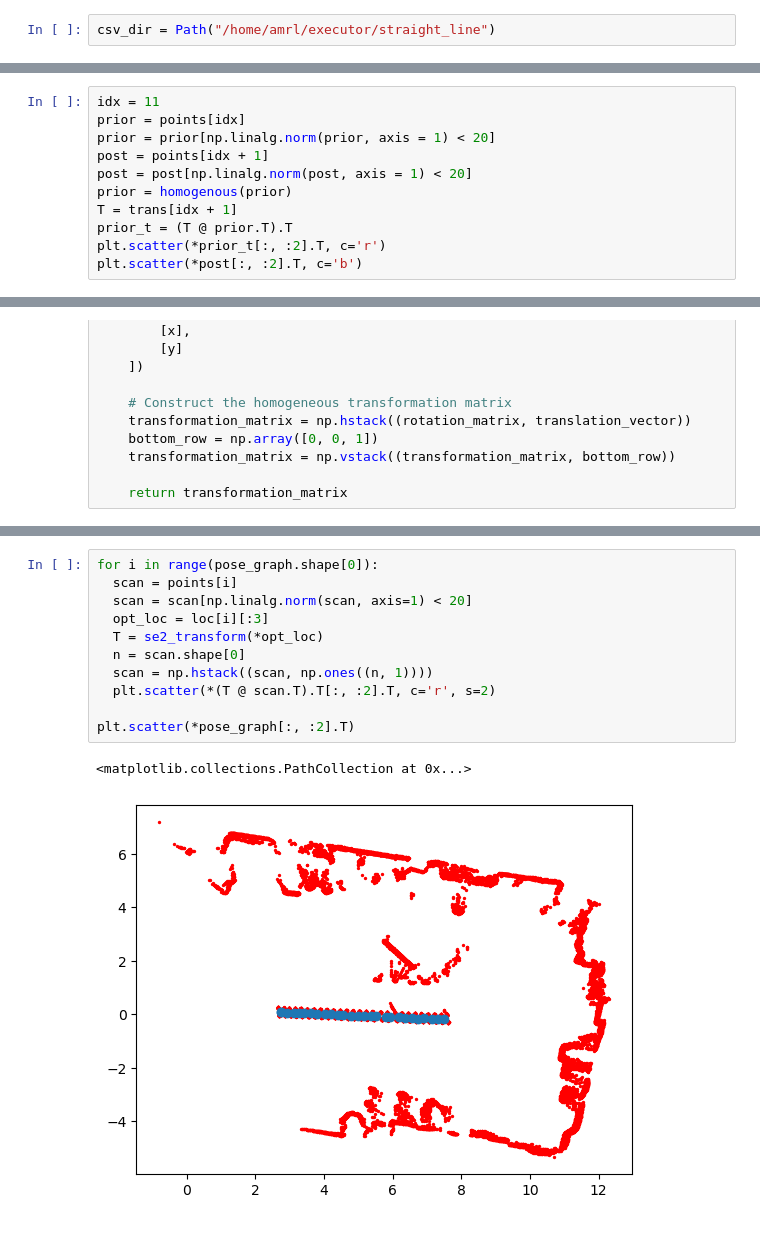
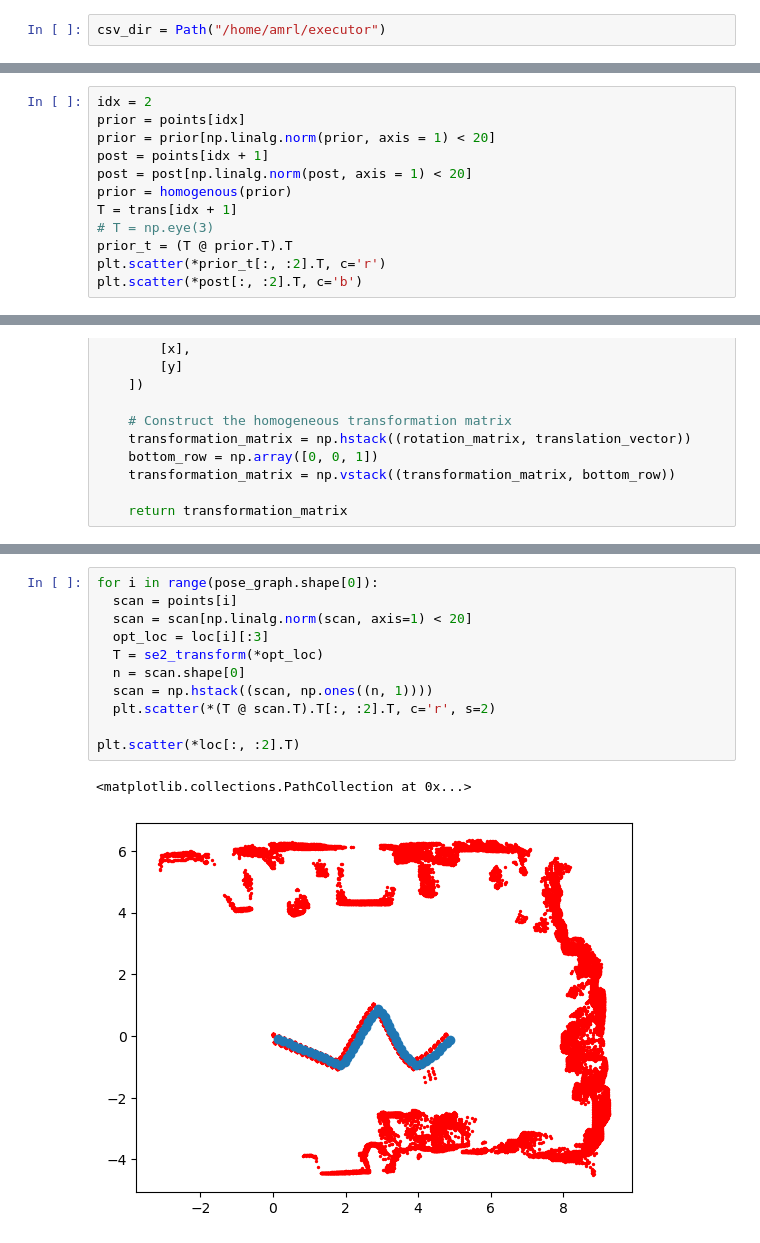
Before and after one commit to ShravanRavi2002/executor, a Jupyter notebook: trajectory.ipynb, the cells around one changed output, grey strips where cells are left out. Cells and saved outputs as stored; diff of their text form.

```diff
--- a/trajectory.ipynb
+++ b/trajectory.ipynb
@@ -6,7 +6,7 @@ import numpy as np
 import matplotlib.pyplot as plt
 from pathlib import Path
 # %%
-csv_dir = Path("/home/amrl/executor/straight_line")
+csv_dir = Path("/home/amrl/executor")
 # %%
 scans = pd.read_csv(csv_dir / 'scan.csv', header=None, delimiter=' ').iloc[:, :-1]
 def convert_to_xy(point_str):
@@ -30,13 +30,14 @@ def homogenous(scan):
     ones_column = np.ones((n, 1))
     return np.hstack((scan, zeros_column, ones_column))
 # %%
-idx = 11
+idx = 2
 prior = points[idx]
 prior = prior[np.linalg.norm(prior, axis = 1) < 20]
 post = points[idx + 1]
 post = post[np.linalg.norm(post, axis = 1) < 20]
 prior = homogenous(prior)
 T = trans[idx + 1]
+# T = np.eye(3)
 prior_t = (T @ prior.T).T
 plt.scatter(*prior_t[:, :2].T, c='r')
 plt.scatter(*post[:, :2].T, c='b')
@@ -133,14 +117,14 @@ plt.scatter(*pose_graph[:, :2].T)
 # %%
 for i in range(pose_graph.shape[0]):
   scan = points[i]
   scan = scan[np.linalg.norm(scan, axis=1) < 20]
   opt_loc = loc[i][:3]
   T = se2_transform(*opt_loc)
   n = scan.shape[0]
   scan = np.hstack((scan, np.ones((n, 1))))
   plt.scatter(*(T @ scan.T).T[:, :2].T, c='r', s=2)
 
-plt.scatter(*pose_graph[:, :2].T)
+plt.scatter(*loc[:, :2].T)
 # %% [output]
 <matplotlib.collections.PathCollection at 0x...>
-[figure, old version]
+[figure, new version]
```
Also changed, not shown: parts of 8 cells of this notebook.
